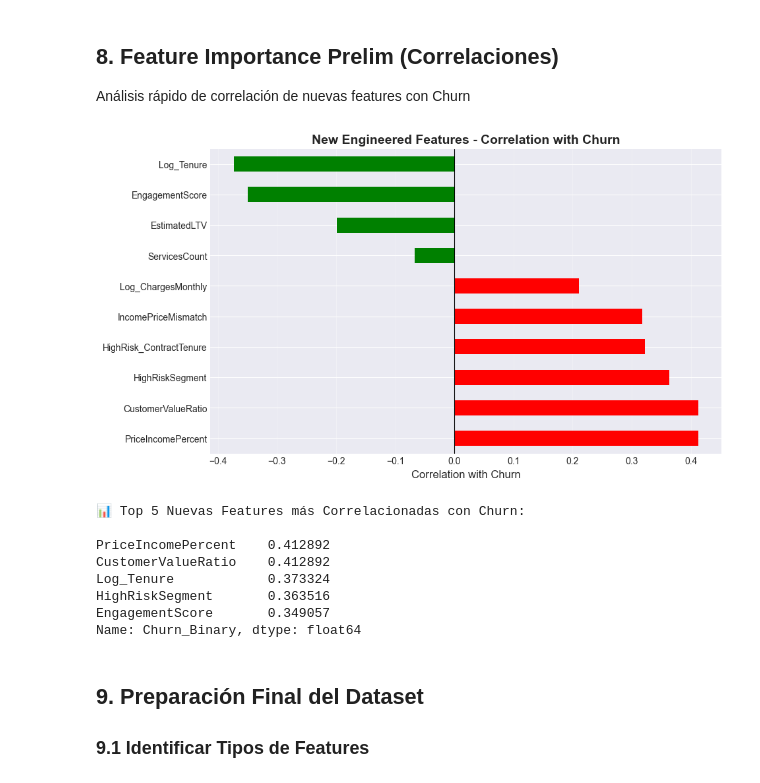
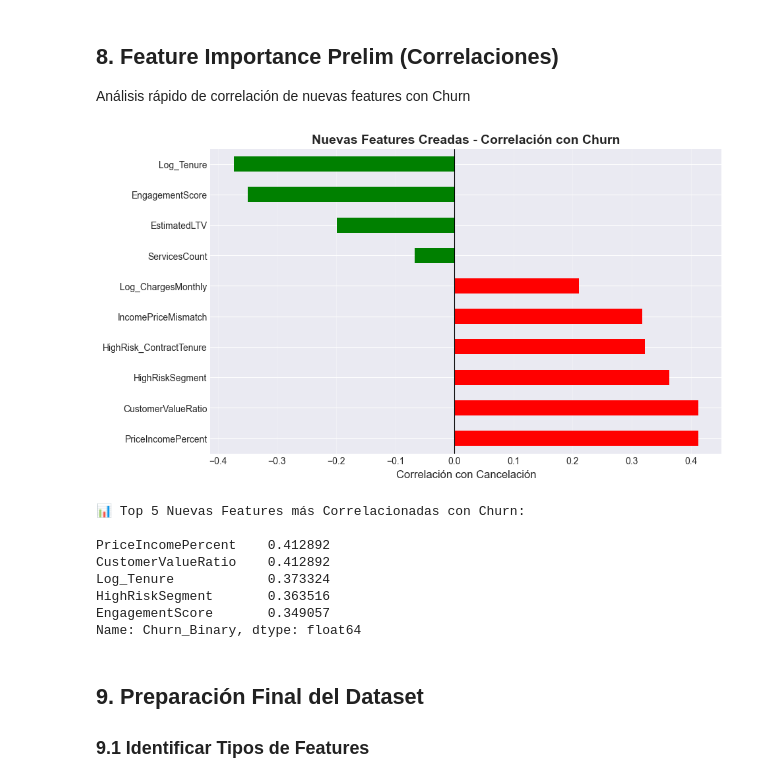
Before and after one commit to gian-pc/RetainAI, a Jupyter notebook: ai-ml/notebooks/04_feature_engineering.ipynb, the cells around one changed output. Drawn from its saved outputs; the diff is of its cells as text; code cells hidden in the pictures.

```diff
--- a/ai-ml/notebooks/04_feature_engineering.ipynb
+++ b/ai-ml/notebooks/04_feature_engineering.ipynb
@@ -432,36 +433,36 @@ df_fe_model['Churn_Binary'] = (df_fe_model['Churn'] == 'Yes').astype(int)
 
 # Nuevas features numéricas
 new_features = [
     'CustomerValueRatio',
     'PriceIncomePercent',
     'ServicesCount',
     'EngagementScore',
     'EstimatedLTV',
     'HighRisk_ContractTenure',
     'IncomePriceMismatch',
     'HighRiskSegment',
     'Log_ChargesMonthly',
     'Log_Tenure'
 ]
 
 # Calcular correlaciones
 correlations = df_fe_model[new_features + ['Churn_Binary']].corr()['Churn_Binary'].drop('Churn_Binary').sort_values(ascending=False)
 
 # Visualizar
 plt.figure(figsize=(10, 6))
 correlations.plot(kind='barh', color=['green' if x < 0 else 'red' for x in correlations])
-plt.xlabel('Correlation with Churn', fontsize=12)
-plt.title('New Engineered Features - Correlation with Churn', fontsize=14, fontweight='bold')
+plt.xlabel('Correlación con Cancelación', fontsize=12)
+plt.title('Nuevas Features Creadas - Correlación con Churn', fontsize=14, fontweight='bold')
 plt.axvline(0, color='black', linewidth=0.8)
 plt.grid(axis='x', alpha=0.3)
 
 plt.savefig('../reports/figures/04_new_features_correlation.png', dpi=300, bbox_inches='tight')
 plt.show()
 
 print("\n📊 Top 5 Nuevas Features más Correlacionadas con Churn:\n")
 print(correlations.abs().sort_values(ascending=False).head(5))
 # %% [output]
-[figure, old version]
+[figure, new version]
 📊 Top 5 Nuevas Features más Correlacionadas con Churn:
 
 PriceIncomePercent    0.412892
```
Also changed, not shown: parts of 3 cells of this notebook, 7 other files.
